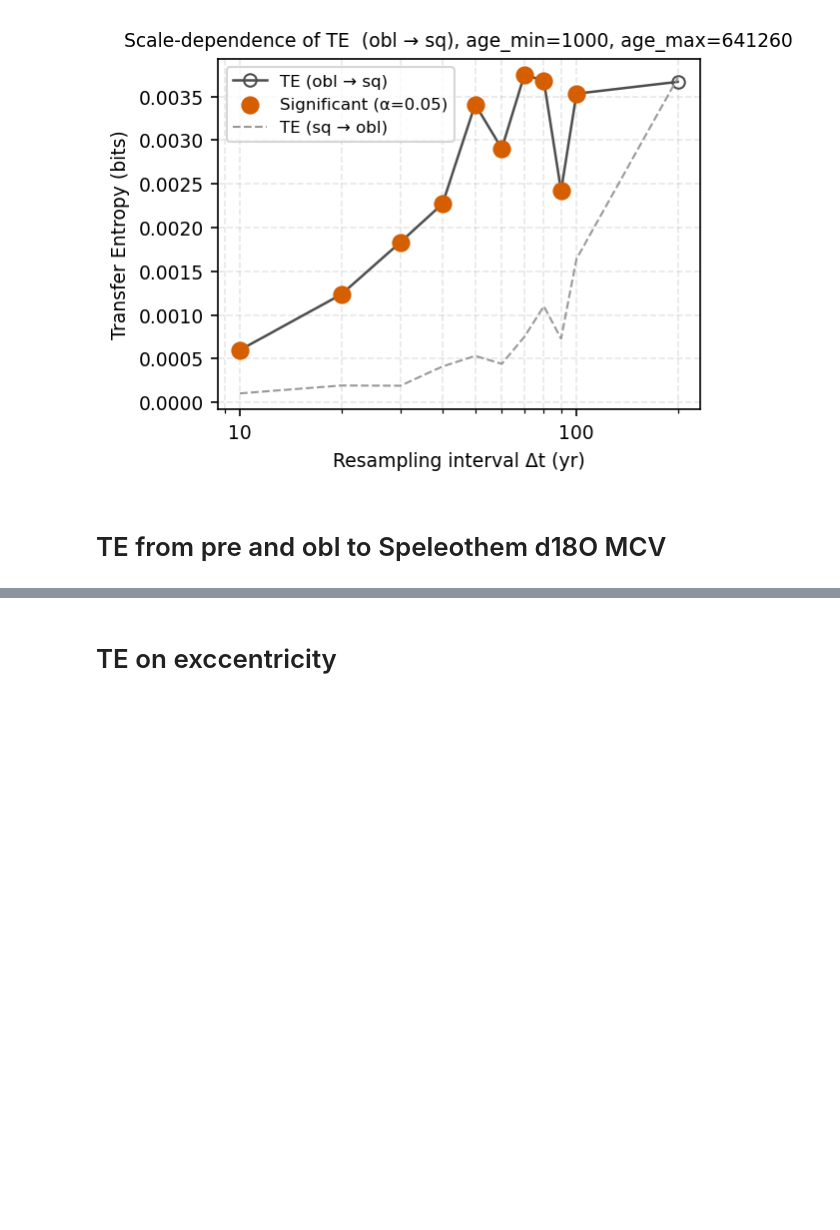
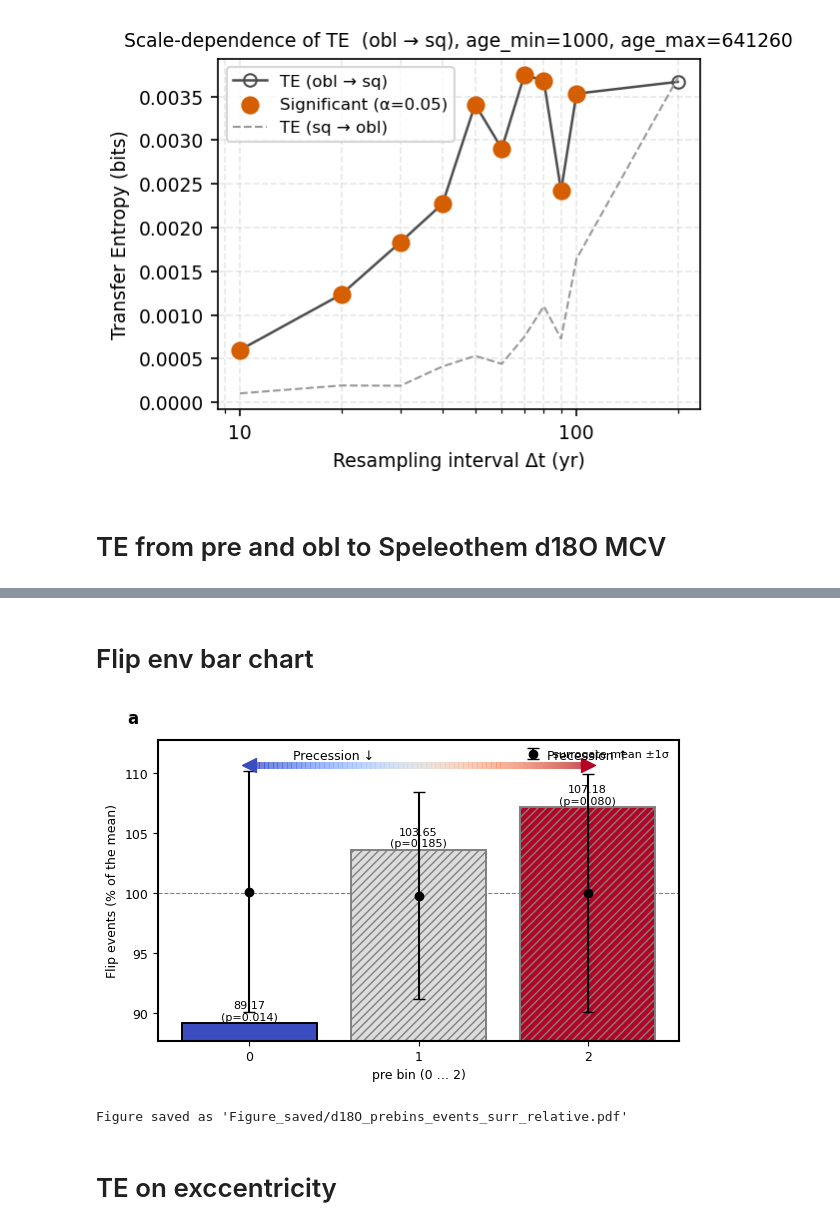
Before and after one commit to Peisong-Zheng/bipolar_seesaw_CCM, a Jupyter notebook: TE_speleothem_d18O.ipynb, the cells around one changed output, grey strips where cells are left out. Cells and saved outputs as stored; diff of their text form; code cells hidden in the pictures; blank space fills up the shorter version.

```diff
--- a/TE_speleothem_d18O.ipynb
+++ b/TE_speleothem_d18O.ipynb
@@ -339,6 +339,36 @@ True
 [ 89.14415495  89.14415495  89.14415495 ... 103.1540622  103.1306849
  103.1195243 ]
 [figure]
+# %% [markdown]
+# Flip env bar chart
+# %%
+from toolbox import sq_ana as sa
+import importlib
+importlib.reload(sa)
+
+
+
+
+delta, mu, sigma, p = sa.prob_prebins_events_surr_relative(
+        df_pre_i, df_sq_i,
+        forcing_column='pre',
+        target_column='filt_d18O',
+        sq_method='hist',
+        nbins_pre=3,
+        n_surr=1000,
+        window =20_000,
+        alpha=0.05,
+        y_min=None,
+        y_max=None,
+        random_state=None,   # reproducible
+        dpi=100,
+        panel_label="a",
+        save_figure=True,
+        proxy_name='d18O',
+)
+# %% [output]
+[figure, added]
+Figure saved as 'Figure_saved/d18O_prebins_events_surr_relative.pdf'
 # %% [markdown]
 # TE on exccentricity
 # %%
```
Also changed, not shown: parts of 1 cell of this notebook, 3 other files.
